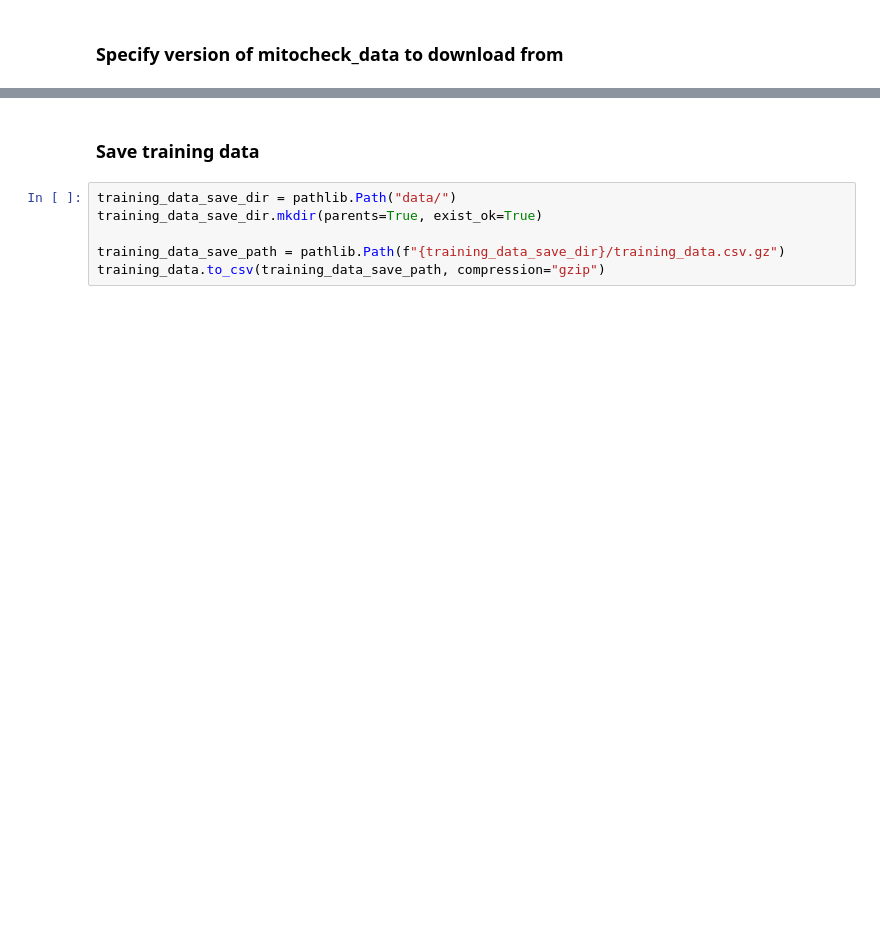
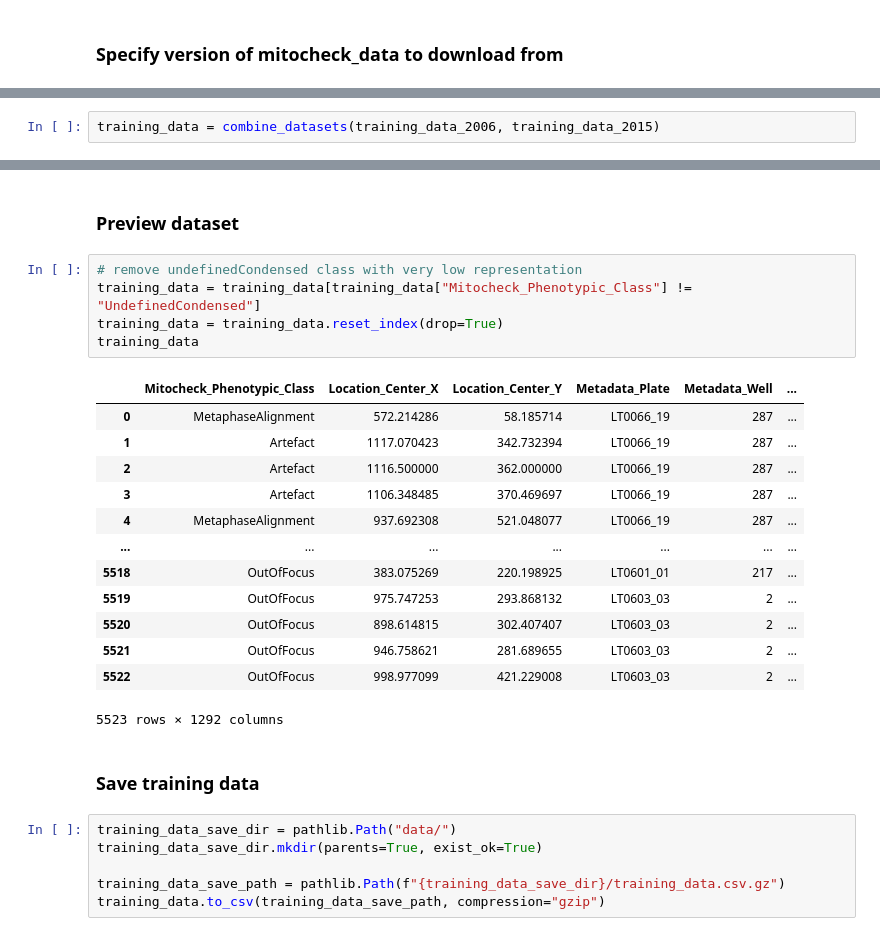
Before and after one commit to WayScience/phenotypic_profiling, a Jupyter notebook: 0.download_data/download_data.ipynb, the cells around one changed output, grey strips where cells are left out. Cells and saved outputs as stored; diff of their text form; blank space fills up the shorter version.

```diff
--- a/0.download_data/download_data.ipynb
+++ b/0.download_data/download_data.ipynb
@@ -32,0 +42,2 @@ training_data
+# %%
+training_data = combine_datasets(training_data_2006, training_data_2015)
@@ -33,3 +62,24 @@ training_data
+# %% [markdown]
+### Preview dataset
+# %%
+# remove undefinedCondensed class with very low representation
+training_data = training_data[training_data["Mitocheck_Phenotypic_Class"] != "UndefinedCondensed"]
+training_data = training_data.reset_index(drop=True)
+training_data
+# %% [output]
+|  | Mitocheck_Phenotypic_Class | Location_Center_X | Location_Center_Y | Metadata_Plate | Metadata_Well | ... |
+| 0 | MetaphaseAlignment | 572.214286 | 58.185714 | LT0066_19 | 287 | ... |
+| 1 | Artefact | 1117.070423 | 342.732394 | LT0066_19 | 287 | ... |
+| 2 | Artefact | 1116.500000 | 362.000000 | LT0066_19 | 287 | ... |
+| 3 | Artefact | 1106.348485 | 370.469697 | LT0066_19 | 287 | ... |
+| 4 | MetaphaseAlignment | 937.692308 | 521.048077 | LT0066_19 | 287 | ... |
+| ... | ... | ... | ... | ... | ... | ... |
+| 5518 | OutOfFocus | 383.075269 | 220.198925 | LT0601_01 | 217 | ... |
+| 5519 | OutOfFocus | 975.747253 | 293.868132 | LT0603_03 | 2 | ... |
+| 5520 | OutOfFocus | 898.614815 | 302.407407 | LT0603_03 | 2 | ... |
+| 5521 | OutOfFocus | 946.758621 | 281.689655 | LT0603_03 | 2 | ... |
+| 5522 | OutOfFocus | 998.977099 | 421.229008 | LT0603_03 | 2 | ... |
+5523 rows × 1292 columns
 # %% [markdown]
 ### Save training data
 # %%
```
Also changed, not shown: parts of 7 cells of this notebook, 22 other files.
